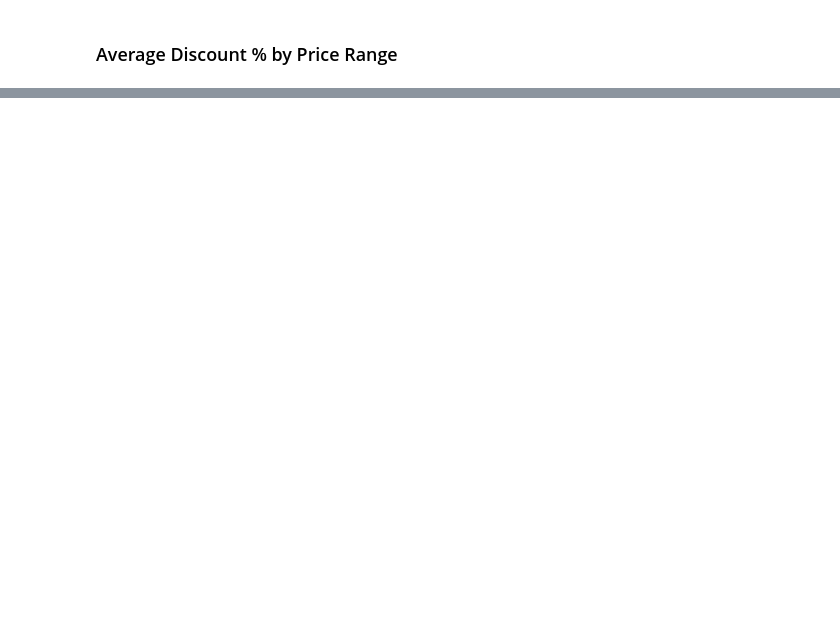
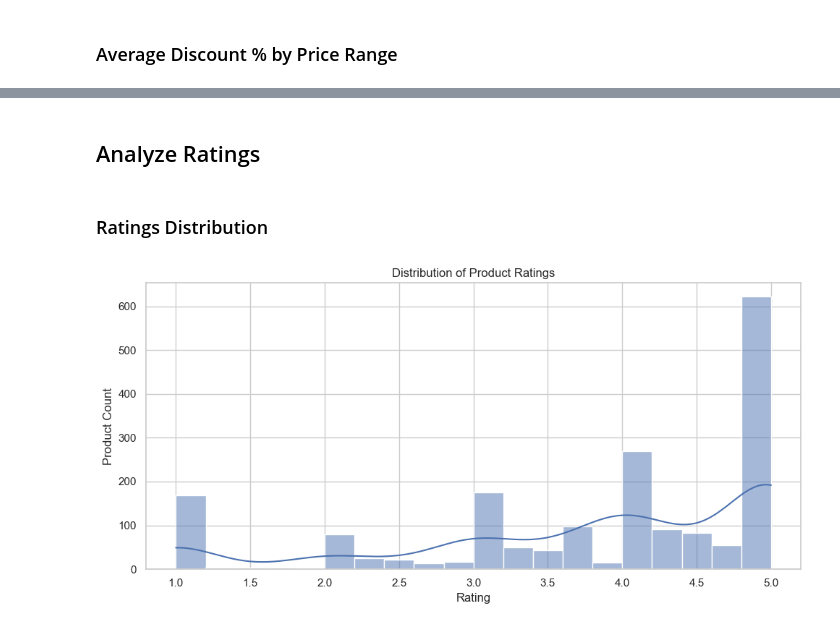
Before and after one commit to aryavardhanjain/Flipkart-Ecommerce-Analysis, a Jupyter notebook: notebooks/02-eda-analysis.ipynb, the cells around one changed output, grey strips where cells are left out. Drawn from its saved outputs; the diff is of its cells as text; code cells hidden in the pictures; blank space fills up the shorter version.

```diff
--- a/notebooks/02-eda-analysis.ipynb
+++ b/notebooks/02-eda-analysis.ipynb
@@ -144,0 +176,15 @@ plt.show()
+# %% [markdown]
+## Analyze Ratings
+# %% [markdown]
+### Ratings Distribution
+# %%
+plt.figure(figsize=(10, 5))
+sns.histplot(df['product_rating'].dropna(), bins=20, kde=True)
+plt.title("Distribution of Product Ratings")
+plt.xlabel("Rating")
+plt.ylabel("Product Count")
+plt.tight_layout()
+plt.savefig("../visuals/ratings_distribution.png")
+plt.show()
+# %% [output]
+[figure, added]
```
Also changed, not shown: parts of 11 cells of this notebook, 7 other files.
